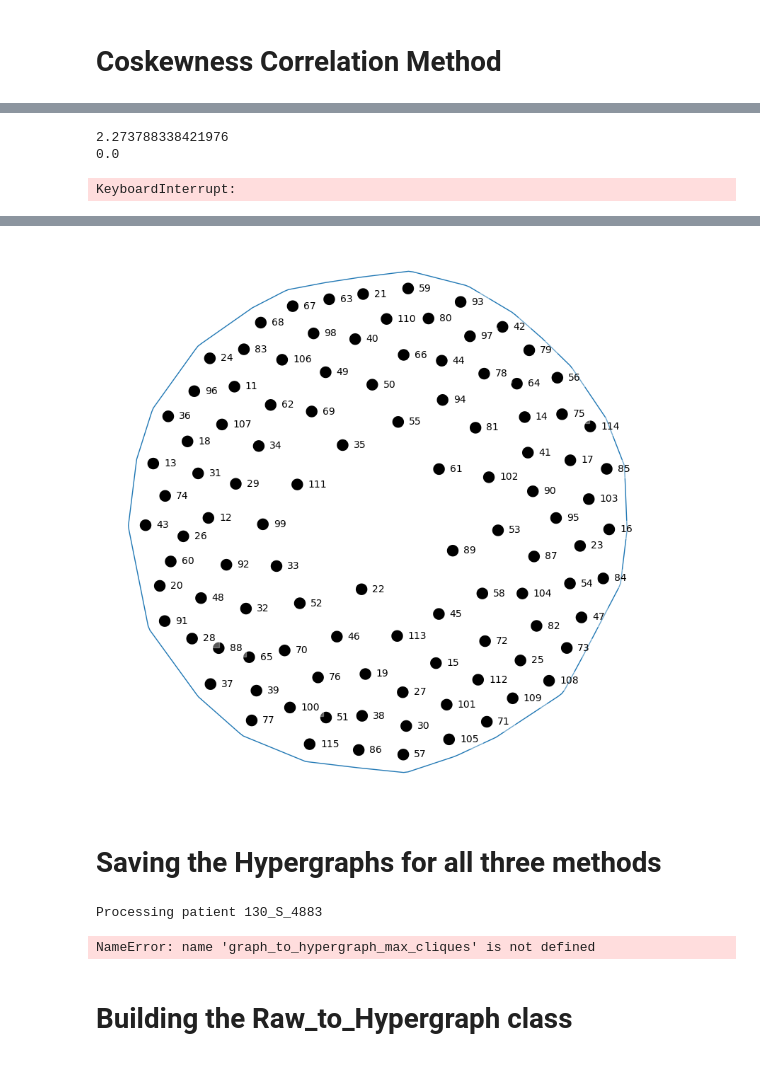
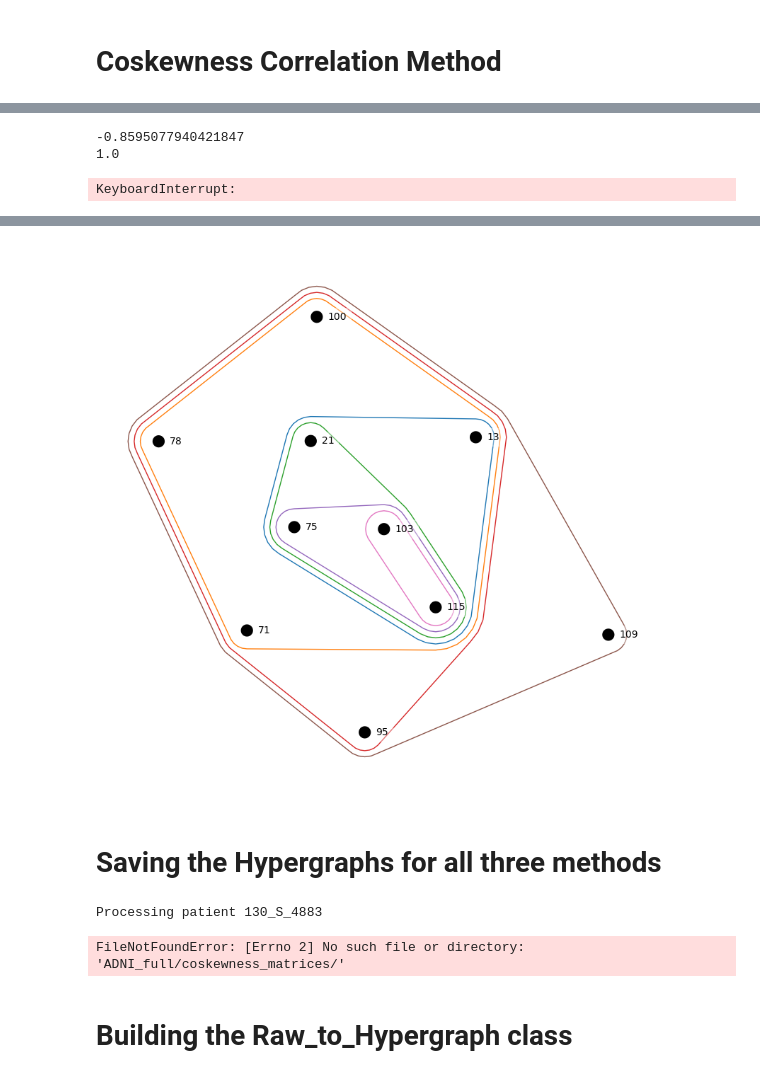
Before and after one commit to mathilde-cros/Bachelor_Thesis_Alzheimers_HGNN, a Jupyter notebook: HyperGraph_Building.ipynb, the cells around one changed output, grey strips where cells are left out. Saved outputs shown, nothing was run; the diff lists cells and outputs as text; code cells hidden in the pictures.

```diff
--- a/HyperGraph_Building.ipynb
+++ b/HyperGraph_Building.ipynb
@@ -130,4 +134,4 @@ def generate_hypergraph_from_cluster(correlation_matrix, threshold, display=Fals
 # Creating HyperNetX hypergraph from clustering method
 path = f'ADNI_full/corr_matrices/corr_matrix_pearson/{corr_matrix_list[n_patient]}'
 corr_matrix_patient = np.loadtxt(path, delimiter=',')
-h, hg_dict = generate_hypergraph_from_cluster(corr_matrix_patient, threshold)
+hg, hg_dict = generate_hypergraph_from_cluster(corr_matrix_patient, threshold, display=False)
@@ -154,14 +140,15 @@ Dictionary representation of the hypergraph:
 # %%
 def max_cliques(graph):
     cliques = list(nx.find_cliques(graph))
-    max_clique_nbr = max(len(c) for c in cliques)
+    max_clique_size = max(len(c) for c in cliques)
     summ = sum(1 for c in cliques)
     print(f"Number of cliques: {summ}")
-    return cliques, max_clique_nbr
+    print(f"Maximum clique size: {max_clique_size}")
+    return cliques, max_clique_size
 
 def graph_to_hypergraph_max_cliques(graph, display=False):
-    cliques, max_clique_nbr = max_cliques(graph)
-    hg_dict = {i: set(clique) for i, clique in enumerate(cliques) if len(clique) == max_clique_nbr}
+    cliques, max_clique_size = max_cliques(graph)
+    hg_dict = {i: set(clique) for i, clique in enumerate(cliques) if len(clique) == max_clique_size}
     hg = hnx.Hypergraph(hg_dict)
     if display:
         display_hypergraph(hg)
@@ -242,9 +255,9 @@ print(coskew_matrix[0][0][0])
-# %%
-print(max(max(max(coskew_matrix))))
-print(min(min(min(coskew_matrix))))
-# %% [output]
-2.273788338421976
-0.0
+# %%
+print(np.min(coskew_cube))
+print(np.max(coskew_cube))
+# %% [output]
+-0.8595077940421847
+1.0
 # %%
 # Saving all the Coskewness Matrices
 ### Need to change this function to save the coskewness matrices in the correct format (i.e. here we have a 3D object??)
@@ -280,12 +293,12 @@ def adjacency_cube_to_hypergraph_dict(adjacency_cube):
         hg_dict[i] = hyperedge
     return hg_dict
 
-def coskewness_matrix_to_hypergraph(coskewness_matrix, threshold, display=False):
-    adjacency_cube = np.zeros_like(coskewness_matrix)
-    for i in range(len(coskewness_matrix)):
-        for j in range(len(coskewness_matrix[i])):
-            for k in range(len(coskewness_matrix[i][j])):
-                if np.abs(coskewness_matrix[i][j][k]) > threshold:
+def coskewness_cube_to_hypergraph(coskewness_cube, threshold, display=False):
+    adjacency_cube = np.zeros_like(coskewness_cube)
+    for i in range(len(coskewness_cube)):
+        for j in range(len(coskewness_cube[i])):
+            for k in range(len(coskewness_cube[i][j])):
+                if np.abs(coskewness_cube[i][j][k]) > threshold:
                     adjacency_cube[i][j][k] = 1
     hg_dict = adjacency_cube_to_hypergraph_dict(adjacency_cube)
     hg_dict = remove_duplicate_hyperedges(hg_dict)
@@ -297,6 +310,7 @@ def coskewness_matrix_to_hypergraph(coskewness_matrix, threshold, display=False)
 # Creating an example HyperNetX hypergraph from coskewness matrix
 threshold = 0.2
 # coskewness_matrix = coskew_matrices_list[0]
-coskewness_matrix = coskew_matrix
-hg, hg_dict = coskewness_matrix_to_hypergraph(coskewness_matrix, threshold)
+coskewness_cube = coskew_cube
+hg, hg_dict = coskewness_cube_to_hypergraph(coskewness_cube, threshold)
+display_hypergraph(hg)
 # %% [output]
@@ -320,4 +320,4 @@ Hypergraph number of edges: 1
-[figure, old version]
+[figure, new version]
 # %% [markdown]
 # Saving the Hypergraphs for all three methods
 # %%
@@ -337,7 +337,8 @@ for i, file_name in enumerate(os.listdir(time_series_folder)):
     patient_id = file_name[3:13]
     print(f'Processing patient {patient_id}')
     # for method in ['fourier_cluster', 'maximal_clique', 'coskewness']:
-    for method in ['maximal_clique']:
+    # for method in ['maximal_clique', 'coskewness']:
+    for method in ['coskewness']:
         if method == 'fourier_cluster':
             path = f'ADNI_full/corr_matrices/corr_matrix_pearson/{corr_matrix_list[i]}'
             corr_matrix_patient = np.loadtxt(path, delimiter=',')
@@ -349,14 +350,14 @@ for i, file_name in enumerate(os.listdir(time_series_folder)):
             graph = f.r2g_to_nx(dataset[0])
             _, hg_dict = graph_to_hypergraph_max_cliques(graph)
         elif method == 'coskewness':
-            coskewness_matrix_paths = f.coskewness_matrix_paths()
-            coskewness_matrices = f.load_matrix(coskewness_matrix_paths)
-            _, hg_dict = coskewness_matrix_to_hypergraph(coskewness_matrices[i], threshold=threshold)
+            coskewness_cube_paths = f.coskewness_matrix_paths()
+            coskewness_cubes = f.load_matrix(coskewness_cube_paths)
+            _, hg_dict = coskewness_cube_to_hypergraph(coskewness_cube[i], threshold=threshold)
         save_hypergraph(hg_dict, 'Hypergraphs', method, threshold, patient_id)
         print(f'Patient {patient_id} processed and saved for the {method} method with threshold {threshold}')
 # %% [output]
 Processing patient 130_S_4883
-NameError: name 'graph_to_hypergraph_max_cliques' is not defined
+FileNotFoundError: [Errno 2] No such file or directory: 'ADNI_full/coskewness_matrices/'
 # %% [markdown]
 # Building the Raw_to_Hypergraph class
 # %%
```
Also changed, not shown: parts of 6 cells of this notebook, 3 other files.
